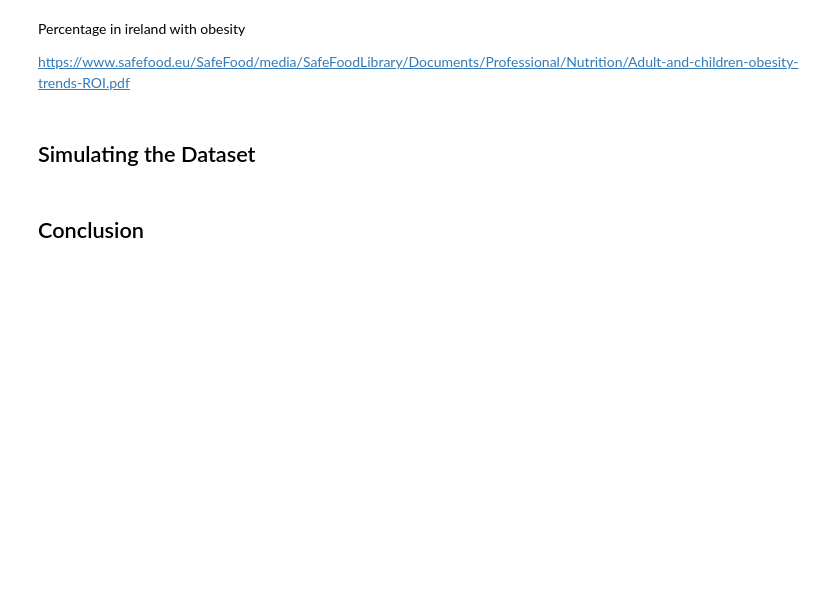
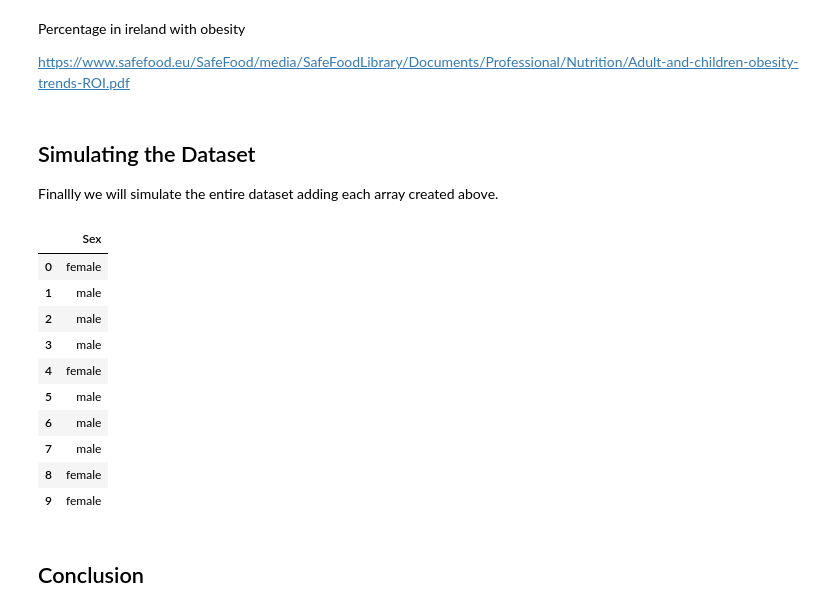
Before and after one commit to declanbarr/simulated-dataset, a Jupyter notebook: simulated-dataset.ipynb, the cells around one changed output. Drawn from its saved outputs; the diff is of its cells as text; code cells hidden in the pictures; blank space fills up the shorter version.

Commit message:
Created DataFrame and added Sex column

```diff
--- a/simulated-dataset.ipynb
+++ b/simulated-dataset.ipynb
@@ -101,7 +101,7 @@ We can now create a random sample of 1000 people which will have the same ratio
 
 sex =["male", "female"]
 
-sampleSize = 1000
+sampleSize = 2000
 
 sexArray = np.random.choice(sex, sampleSize, p=[ratioOfMales, ratioOfFemales])
 
@@ -386,7 +386,27 @@ HRArray
 Percentage in ireland with obesity
 
 https://www.safefood.eu/SafeFood/media/SafeFoodLibrary/Documents/Professional/Nutrition/Adult-and-children-obesity-trends-ROI.pdf
-# %% [markdown]
-## Simulating the Dataset
+# %% [markdown]
+## Simulating the Dataset
+
+Finallly we will simulate the entire dataset adding each array created above.
+# %%
+# Creating the DataFrame and adding the Sex column with data from the sexArray
+
+simdf = pd.DataFrame({"Sex": sexArray})
+
+simdf.head(10)
+# %% [output]
+|  | Sex |
+| 0 | female |
+| 1 | male |
+| 2 | male |
+| 3 | male |
+| 4 | female |
+| 5 | male |
+| 6 | male |
+| 7 | male |
+| 8 | female |
+| 9 | female |
 # %% [markdown]
 ## Conclusion
```
Also changed, not shown: parts of 9 cells of this notebook.
